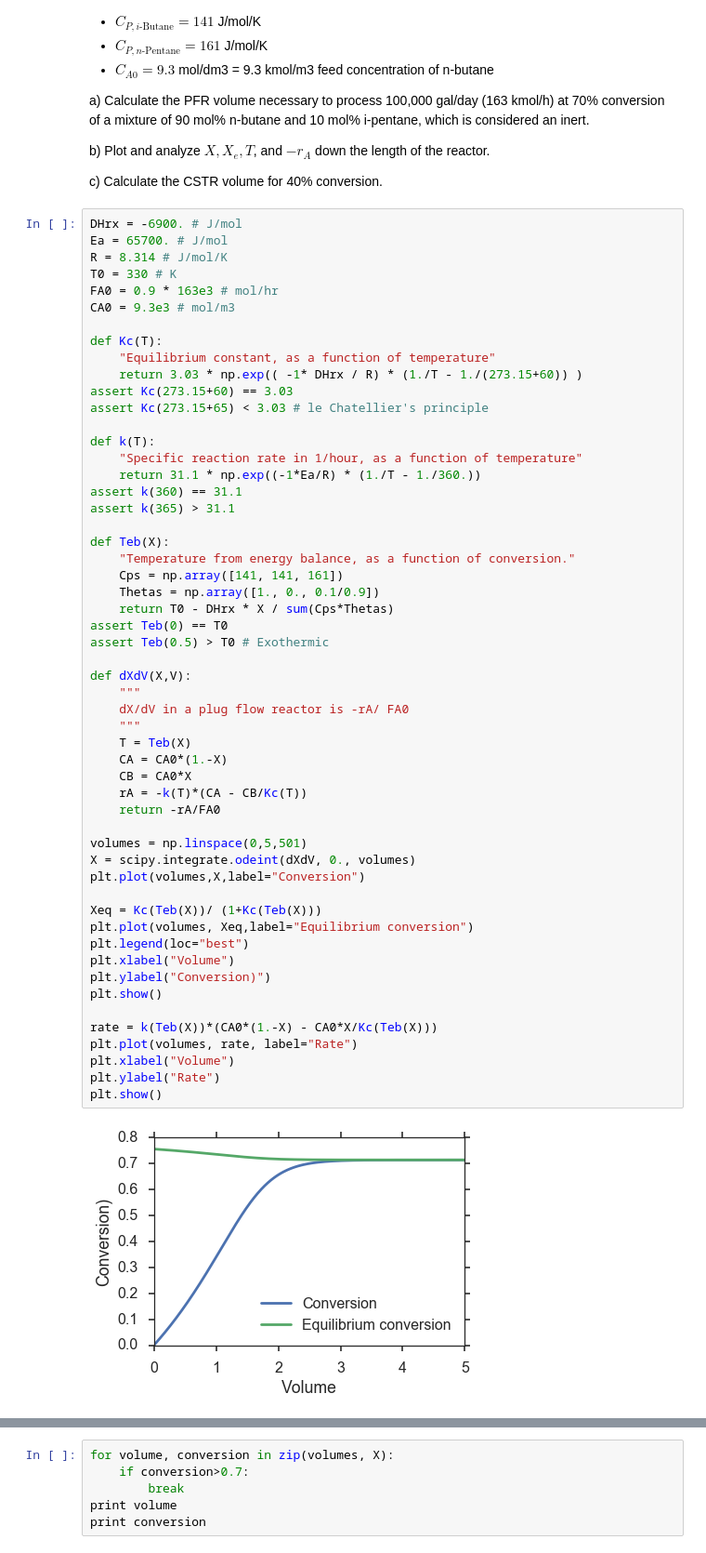
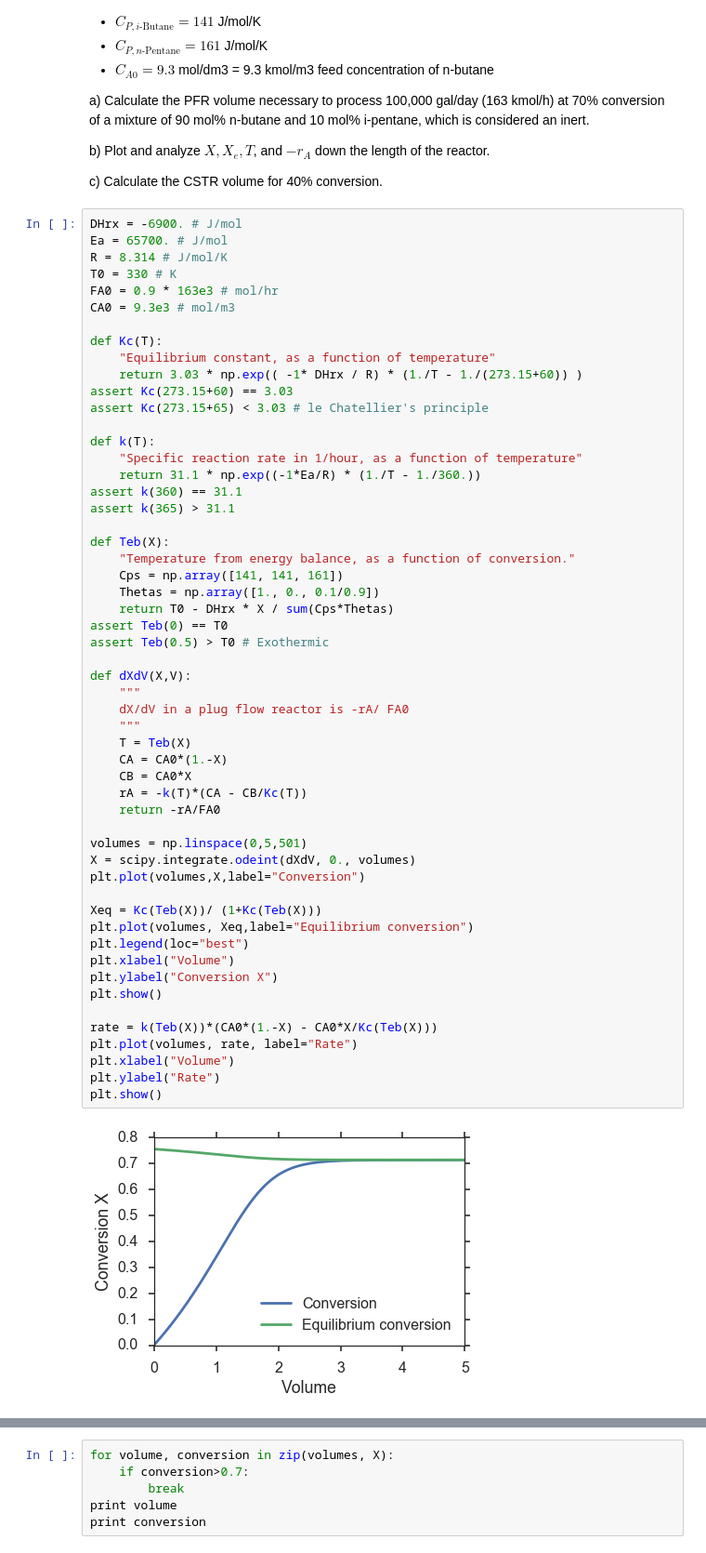
Before and after one commit to rwest/CHME4510, a Jupyter notebook: Lecture19-Adiabatic-reactors.ipynb, the cells around one changed output, grey strips where cells are left out. Shown at 93% size. Drawn from its saved outputs; the diff is of its cells as text.

```diff
--- a/Lecture19-Adiabatic-reactors.ipynb
+++ b/Lecture19-Adiabatic-reactors.ipynb
@@ -165,35 +167,35 @@ def Teb(X):
     return T0 - DHrx * X / sum(Cps*Thetas)
 assert Teb(0) == T0
 assert Teb(0.5) > T0 # Exothermic
 
 def dXdV(X,V):
     """
     dX/dV in a plug flow reactor is -rA/ FA0
     """
     T = Teb(X)
     CA = CA0*(1.-X)
     CB = CA0*X
     rA = -k(T)*(CA - CB/Kc(T))
     return -rA/FA0
 
 volumes = np.linspace(0,5,501)
 X = scipy.integrate.odeint(dXdV, 0., volumes)
 plt.plot(volumes,X,label="Conversion")
 
 Xeq = Kc(Teb(X))/ (1+Kc(Teb(X)))
 plt.plot(volumes, Xeq,label="Equilibrium conversion")
 plt.legend(loc="best")
 plt.xlabel("Volume")
-plt.ylabel("Conversion)")
+plt.ylabel("Conversion X")
 plt.show()
 
 rate = k(Teb(X))*(CA0*(1.-X) - CA0*X/Kc(Teb(X)))
 plt.plot(volumes, rate, label="Rate")
 plt.xlabel("Volume")
 plt.ylabel("Rate")
 plt.show()
 # %% [output]
-[figure, old version]
+[figure, new version]
 [figure]
 # %%
 for volume, conversion in zip(volumes, X):
```
Also changed, not shown: parts of 1 cell of this notebook.
